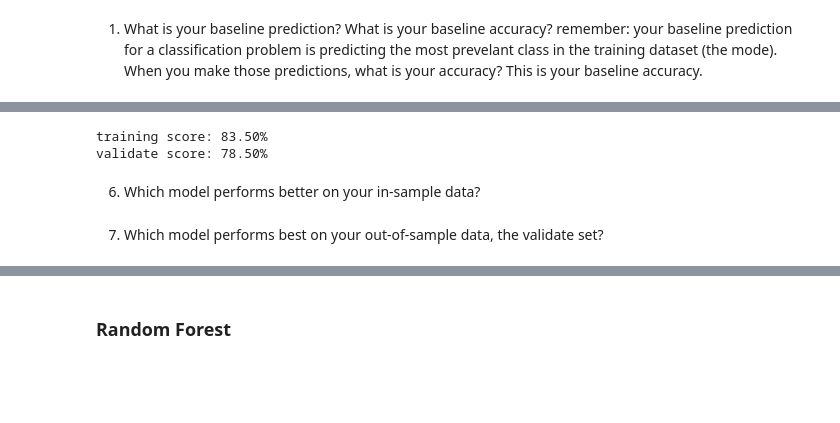
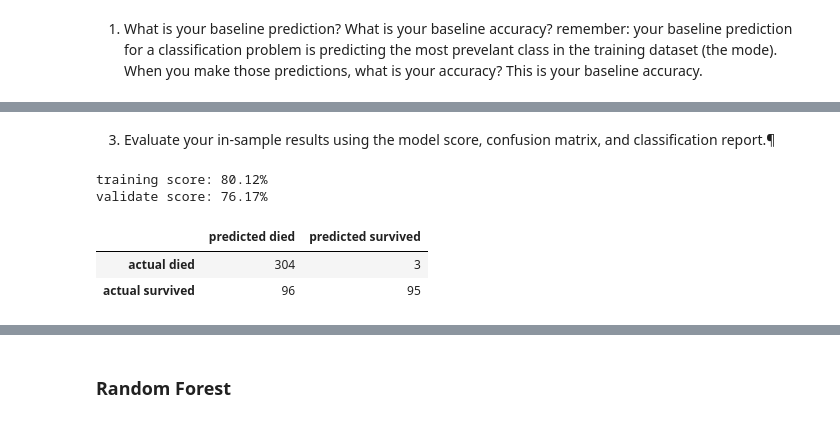
Before and after one commit to lupeluna/classification-exercises, a Jupyter notebook: model.ipynb, the cells around one changed output, grey strips where cells are left out. Cells and saved outputs as stored; diff of their text form; code cells hidden in the pictures; blank space fills up the shorter version.

```diff
--- a/model.ipynb
+++ b/model.ipynb
@@ -251,13 +118,19 @@ Accuracy of Decision Tree classifier on validate set: 0.78
-# %%
-model2 = DecisionTreeClassifier(max_depth = 4)
-model2.fit(X_train, y_train)
-
-print(f'training score: {model2.score(X_train, y_train):.2%}')
-print(f'validate score: {model2.score(X_validate, y_validate):.2%}')
-# %% [output]
-training score: 83.50%
-validate score: 78.50%
-# %% [markdown]
-6.  Which model performs better on your in-sample data?
-# %% [markdown]
-7.  Which model performs best on your out-of-sample data, the validate set?
+# %% [markdown]
+3. Evaluate your in-sample results using the model score, confusion matrix, and classification report.¶
+# %%
+# Accuracy - training split score
+
+print(f'training score: {model1.score(X_train, y_train):.2%}')
+print(f'validate score: {model1.score(X_validate, y_validate):.2%}')
+# %% [output]
+training score: 80.12%
+validate score: 76.17%
+# %%
+# confusion matrix
+pd.DataFrame(confusion_matrix(y_train, y_pred, labels = (0,1)),
+                 index = ['actual died', 'actual survived'],
+                columns = ['predicted died', 'predicted survived'])
+# %% [output]
+|  | predicted died | predicted survived |
+| actual died | 304 | 3 |
+| actual survived | 96 | 95 |
```
Also changed, not shown: parts of 83 cells of this notebook.
